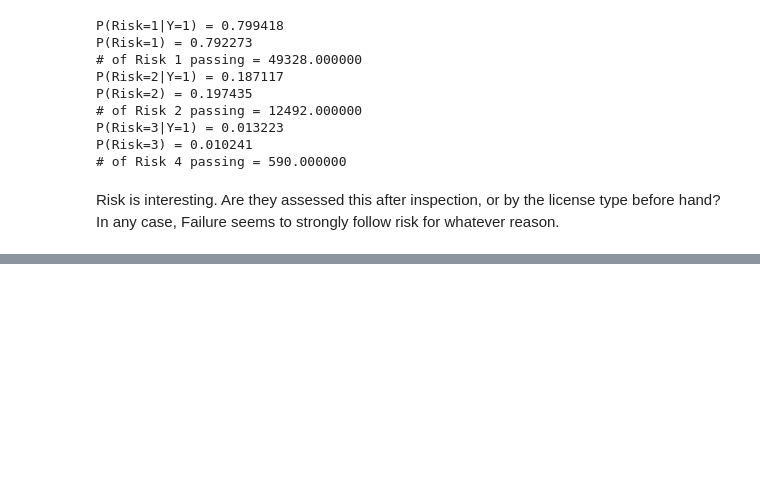
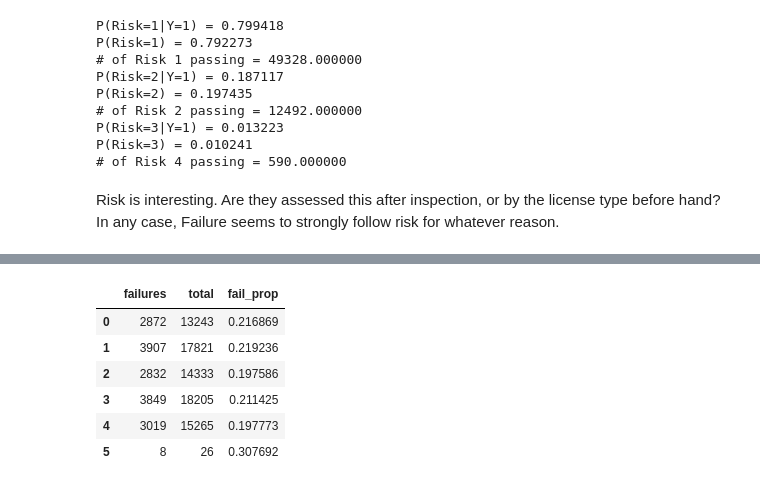
Before and after one commit to angelok1/cs109project, a Jupyter notebook: Food_Inspections.ipynb, the cells around one changed output, grey strips where cells are left out. Saved outputs shown, nothing was run; the diff lists cells and outputs as text; code cells hidden in the pictures; blank space fills up the shorter version.

```diff
--- a/Food_Inspections.ipynb
+++ b/Food_Inspections.ipynb
@@ -352,0 +409,22 @@ Risk is interesting. Are they assessed this after inspection, or by the license
+# %%
+failures = rest[rest["Y"] == 1]
+day_fail_grp = failures[["Results"]].groupby(failures["inspection_dt"].dt.weekday).count()
+day_fail_grp = day_fail_grp.reset_index()
+
+day_all_grp = rest[["Results"]].groupby(rest["inspection_dt"].dt.weekday).count()
+day_all_grp = day_all_grp.reset_index()
+
+df_by_day = pd.DataFrame()
+df_by_day["failures"] = day_fail_grp["Results"]
+df_by_day["total"] = day_all_grp["Results"]
+df_by_day["fail_prop"] = df_by_day["failures"]/df_by_day["total"]
+
+df_by_day
+# %% [output]
+|  | failures | total | fail_prop |
+| 0 | 2872 | 13243 | 0.216869 |
+| 1 | 3907 | 17821 | 0.219236 |
+| 2 | 2832 | 14333 | 0.197586 |
+| 3 | 3849 | 18205 | 0.211425 |
+| 4 | 3019 | 15265 | 0.197773 |
+| 5 | 8 | 26 | 0.307692 |
```
Also changed, not shown: parts of 8 cells of this notebook.
